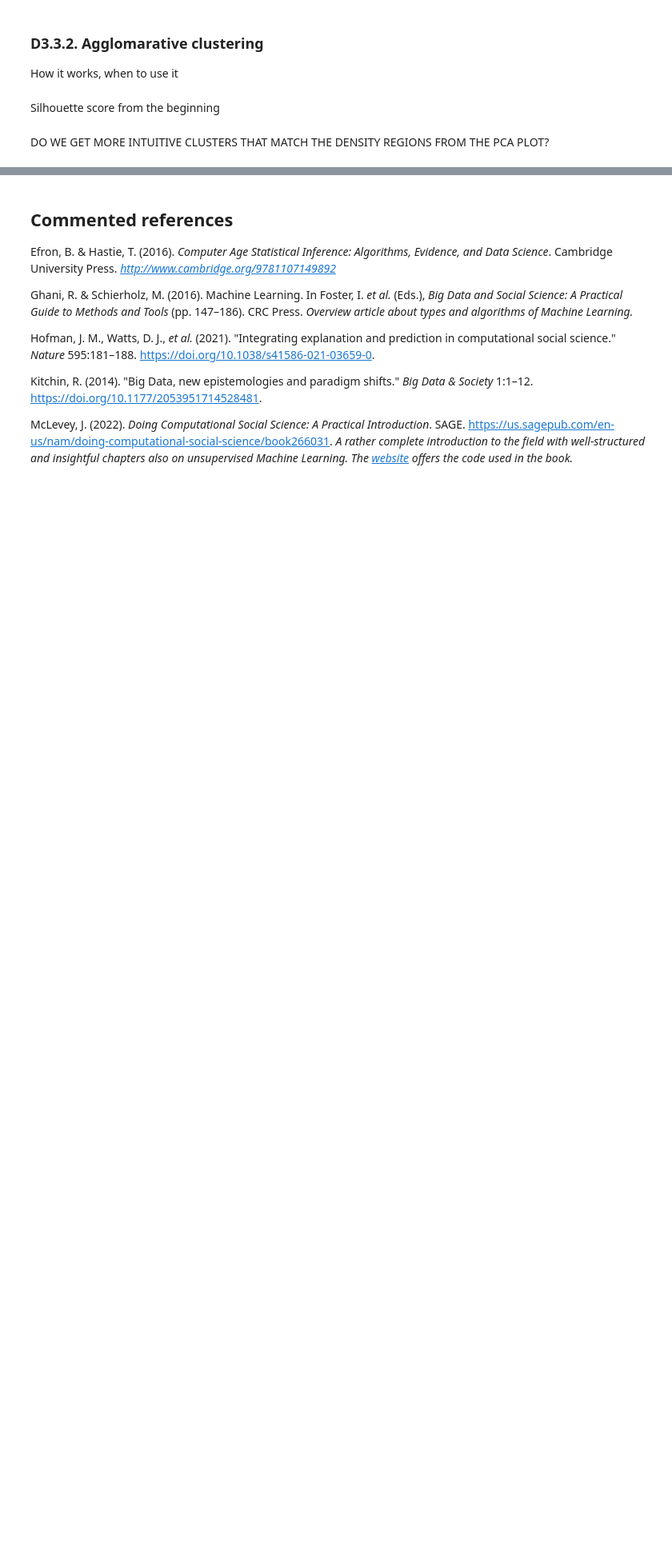
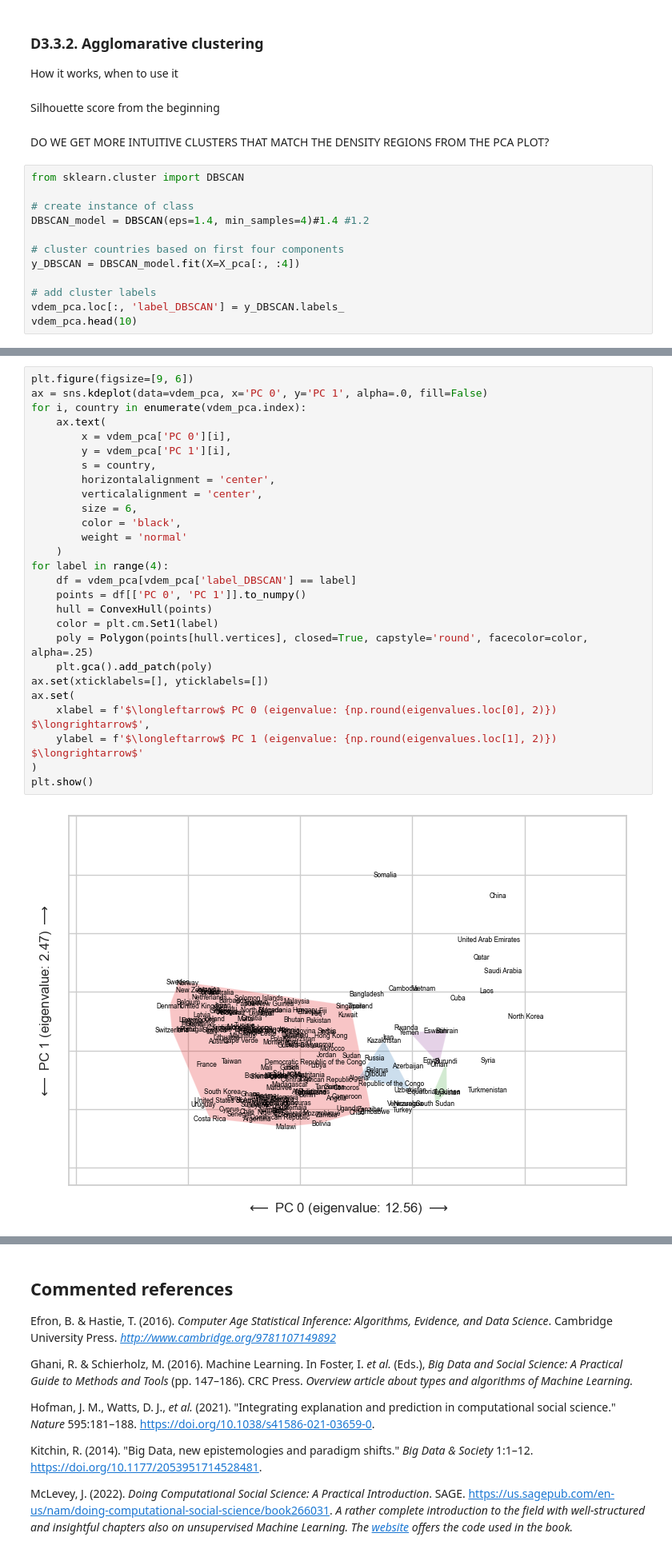
Before and after one commit to gesiscss/css_methods_python, a Jupyter notebook: d_data_analysis_methods/3_unsupervised_machine_learning.ipynb, the cells around one changed output, grey strips where cells are left out. Shown at 80% size. Cells and saved outputs as stored; diff of their text form; blank space fills up the shorter version.

Commit message:
DBSCAN_1

```diff
--- a/d_data_analysis_methods/3_unsupervised_machine_learning.ipynb
+++ b/d_data_analysis_methods/3_unsupervised_machine_learning.ipynb
@@ -785,3 +785,15 @@ How it works, when to use it
 Silhouette score from the beginning
 # %% [markdown]
 DO WE GET MORE INTUITIVE CLUSTERS THAT MATCH THE DENSITY REGIONS FROM THE PCA PLOT?
+# %%
+from sklearn.cluster import DBSCAN
+
+# create instance of class
+DBSCAN_model = DBSCAN(eps=1.4, min_samples=4)#1.4 #1.2
+
+# cluster countries based on first four components
+y_DBSCAN = DBSCAN_model.fit(X=X_pca[:, :4])
+
+# add cluster labels
+vdem_pca.loc[:, 'label_DBSCAN'] = y_DBSCAN.labels_
+vdem_pca.head(10)
@@ -787,0 +826,29 @@ DO WE GET MORE INTUITIVE CLUSTERS THAT MATCH THE DENSITY REGIONS FROM THE PCA PL
+# %%
+plt.figure(figsize=[9, 6])
+ax = sns.kdeplot(data=vdem_pca, x='PC 0', y='PC 1', alpha=.0, fill=False)
+for i, country in enumerate(vdem_pca.index):
+    ax.text(
+        x = vdem_pca['PC 0'][i],
+        y = vdem_pca['PC 1'][i],
+        s = country,
+        horizontalalignment = 'center',
+        verticalalignment = 'center',
+        size = 6,
+        color = 'black',
+        weight = 'normal'
+    )
+for label in range(4):
+    df = vdem_pca[vdem_pca['label_DBSCAN'] == label]
+    points = df[['PC 0', 'PC 1']].to_numpy()
+    hull = ConvexHull(points)
+    color = plt.cm.Set1(label)
+    poly = Polygon(points[hull.vertices], closed=True, capstyle='round', facecolor=color, alpha=.25)
+    plt.gca().add_patch(poly)
+ax.set(xticklabels=[], yticklabels=[])
+ax.set(
+    xlabel = f'$\longleftarrow$ PC 0 (eigenvalue: {np.round(eigenvalues.loc[0], 2)}) $\longrightarrow$',
+    ylabel = f'$\longleftarrow$ PC 1 (eigenvalue: {np.round(eigenvalues.loc[1], 2)}) $\longrightarrow$'
+)
+plt.show()
+# %% [output]
+[figure, added]
```
Also changed, not shown: parts of 26 cells of this notebook.
